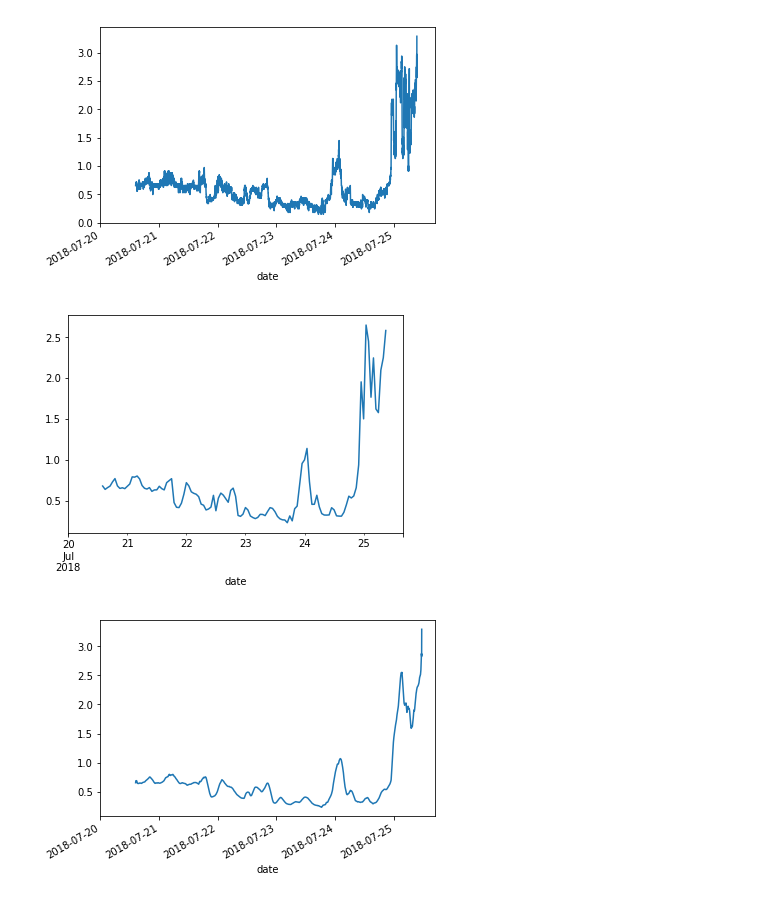
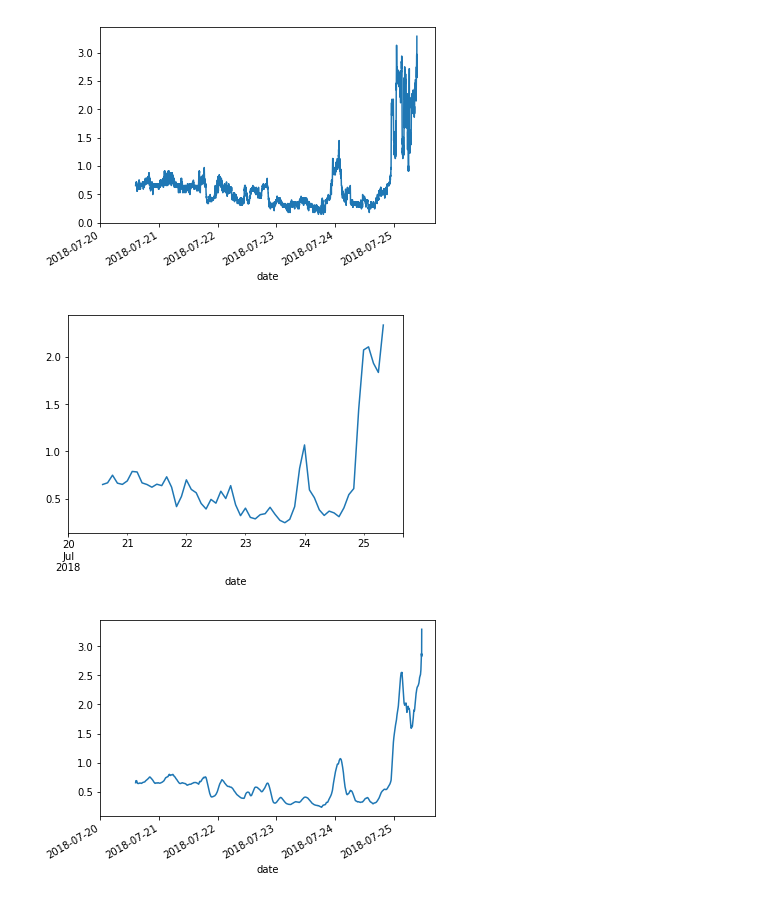
Before and after one commit to WHOIGit/pandas-talk, a Jupyter notebook: 07 pandas handling time series data.ipynb, the cells around one changed output. Drawn from its saved outputs; the diff is of its cells as text; code cells hidden in the pictures.

```diff
--- a/07 pandas handling time series data.ipynb
+++ b/07 pandas handling time series data.ipynb
@@ -2,7 +2,9 @@
 # let's read some oceanographic data
 import pandas as pd
 
-uw = pd.read_csv('https://nes-lter-data.whoi.edu/api/underway/en617.csv',
+data_url = 'https://nes-lter-data.whoi.edu/api/underway/en617.csv'
+
+uw = pd.read_csv(data_url,
                  parse_dates=['date'], index_col='date')
 uw.head()
 # %% [output]
@@ -65,9 +67,9 @@ fl.plot();
 # %%
 # resample into one-hour bins
 
-fl.resample('1h').mean().plot();
+fl.resample('2h').mean().plot();
 # %% [output]
-[figure, old version]
+[figure, new version]
 # %%
 # take a rolling mean over a two-hour window
 
```
Also changed, not shown: 6 other files.
